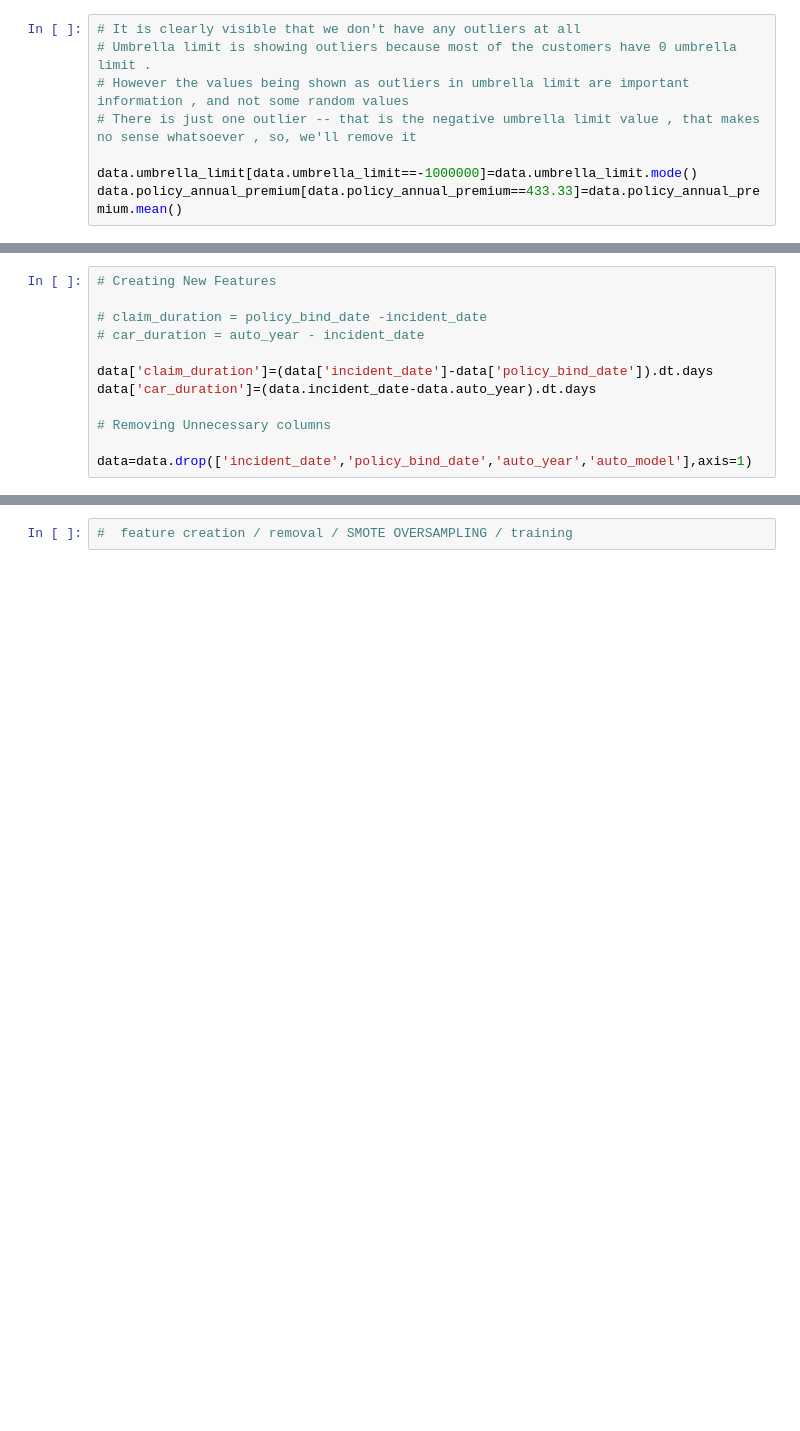
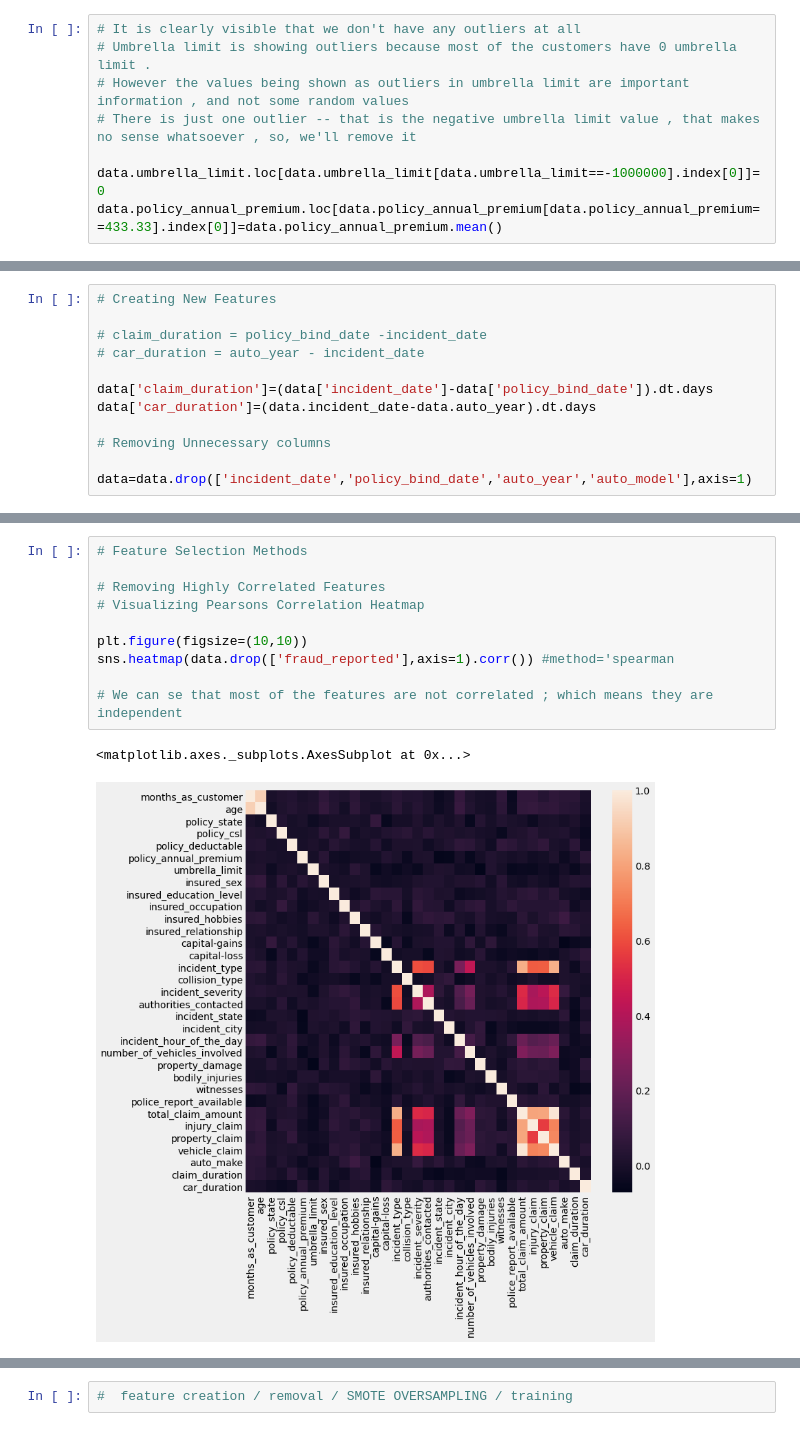
Before and after one commit to Shashank-Sundi/NOTEBOOKS, a Jupyter notebook: INSURANCE-CLAIM-FRAUD.ipynb, the cells around one changed output, grey strips where cells are left out. Drawn from its saved outputs; the diff is of its cells as text; blank space fills up the shorter version.

```diff
--- a/INSURANCE-CLAIM-FRAUD.ipynb
+++ b/INSURANCE-CLAIM-FRAUD.ipynb
@@ -497,8 +482,8 @@ Name: umbrella_limit, dtype: int64
 # However the values being shown as outliers in umbrella limit are important information , and not some random values
 # There is just one outlier -- that is the negative umbrella limit value , that makes no sense whatsoever , so, we'll remove it
 
-data.umbrella_limit[data.umbrella_limit==-1000000]=data.umbrella_limit.mode()
-data.policy_annual_premium[data.policy_annual_premium==433.33]=data.policy_annual_premium.mean()
+data.umbrella_limit.loc[data.umbrella_limit[data.umbrella_limit==-1000000].index[0]]=0
+data.policy_annual_premium.loc[data.policy_annual_premium[data.policy_annual_premium==433.33].index[0]]=data.policy_annual_premium.mean()
 # %% [markdown]
 ### Feature Extraction & Feature Selection
 # %%
@@ -524,0 +501,13 @@ data.head()
+# %%
+# Feature Selection Methods
+
+# Removing Highly Correlated Features
+# Visualizing Pearsons Correlation Heatmap
+
+plt.figure(figsize=(10,10))
+sns.heatmap(data.drop(['fraud_reported'],axis=1).corr()) #method='spearman
+
+# We can se that most of the features are not correlated ; which means they are independent
+# %% [output]
+<matplotlib.axes._subplots.AxesSubplot at 0x...>
+[figure, added]
```
Also changed, not shown: parts of 10 cells of this notebook.
